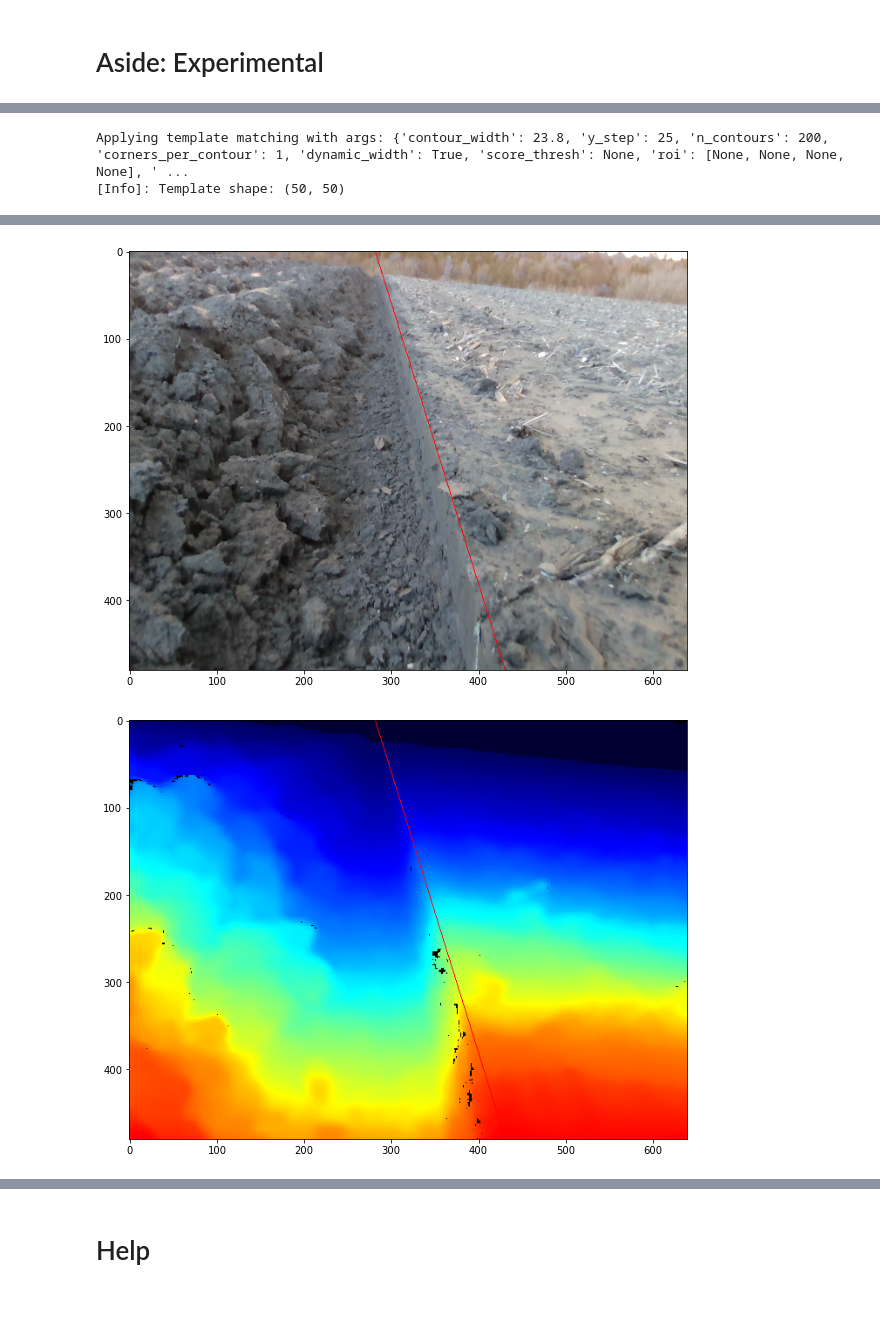
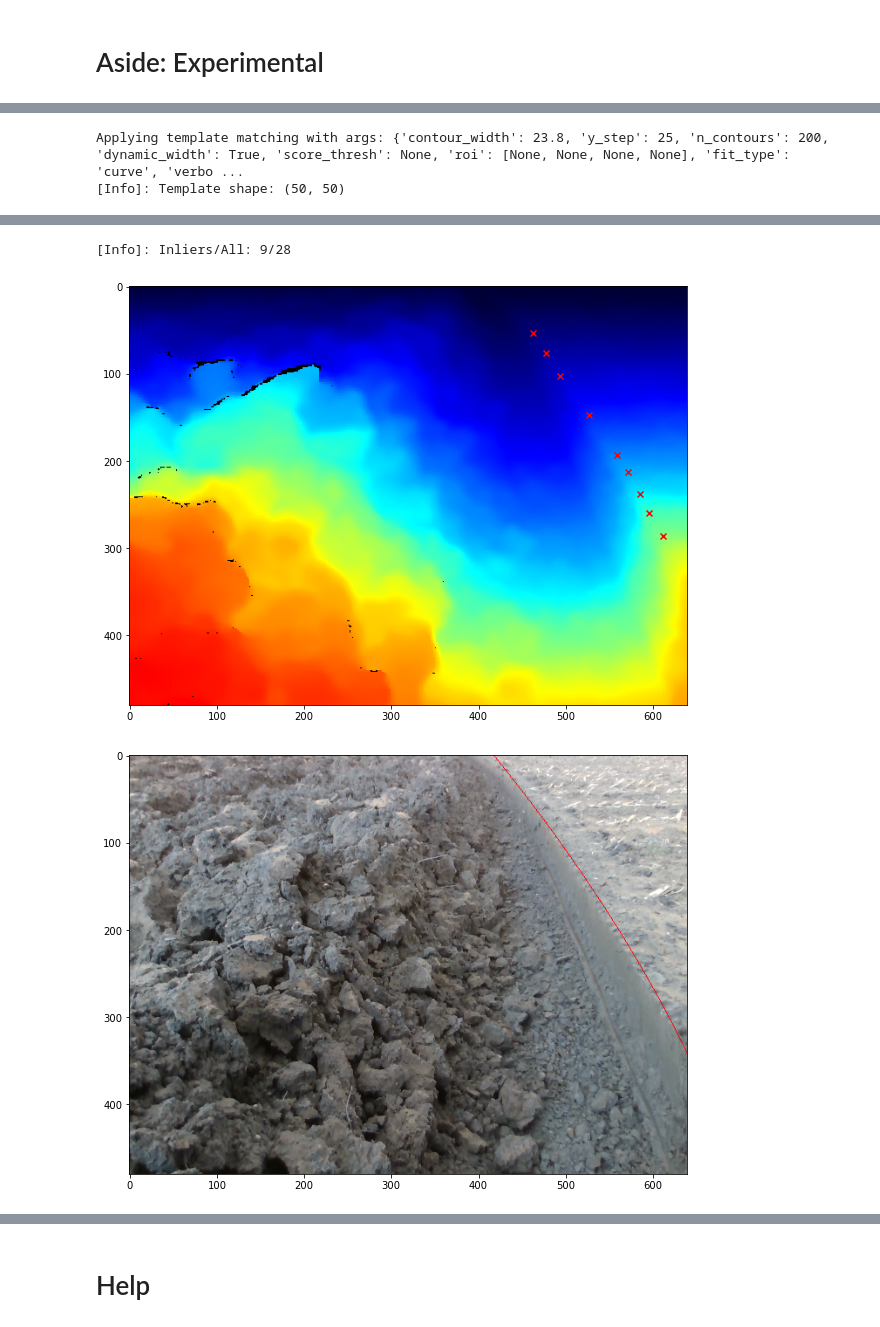
Before and after one commit to free-bit/furrow-edge-detector, a Jupyter notebook: Image Processing & Feature Detection.ipynb, the cells around one changed output, grey strips where cells are left out. Saved outputs shown, nothing was run; the diff lists cells and outputs as text; code cells hidden in the pictures.

Commit message:
Changes: * Always use RANSAC and detect one point per contour * Optionally fit a curve passing through inliers * compute_line_pixels generalized to support parabolic curve * Faster pixel computation

```diff
--- a/Image Processing & Feature Detection.ipynb
+++ b/Image Processing & Feature Detection.ipynb
@@ -452,22 +480,21 @@ show_image(merged, cmap="gray")
 # %%
-template = np.load("template.npy")
-line_pixels, corners = apply_template_matching(depth_arr.astype(np.float32),
+# template = np.load("template.npy")
+curve_pixels, corners = apply_template_matching(depth_arr.astype(np.float32),
                                                template,
                                                y_step=25,
                                                n_contours=200,
-                                               score_thresh=None,
-                                               filter_outliers=False,
+                                               fit_type="curve",
                                                verbose=1)
-line_mask = convert_coord2mask(depth_arr.shape, line_pixels)
-show_overlay(rgb_img, line_mask)
-show_overlay(depth_img, line_mask);
 
 plt.figure(figsize=(10,10))
 plt.imshow(depth_img)
-for corner in corners:
-    plt.scatter(corner[1], corner[0], color="red", marker="x")
+plt.scatter(corners[:,1], corners[:,0], color="red", marker="x")
 plt.show()
+
+curve_mask = convert_coord2mask(depth_arr.shape, curve_pixels)
+show_overlay(rgb_img, curve_mask)
+show_overlay(depth_img, curve_mask)
 # %% [output]
-Applying template matching with args: {'contour_width': 23.8, 'y_step': 25, 'n_contours': 200, 'corners_per_contour': 1, 'dynamic_width': True, 'score_thresh': None, 'roi': [None, None, None, None], ' ...
+Applying template matching with args: {'contour_width': 23.8, 'y_step': 25, 'n_contours': 200, 'dynamic_width': True, 'score_thresh': None, 'roi': [None, None, None, None], 'fit_type': 'curve', 'verbo ...
 [Info]: Template shape: (50, 50)
 [figure]
@@ -477,2 +504,3 @@ Applying template matching with args: {'contour_width': 23.8, 'y_step': 25, 'n_c
+[Info]: Inliers/All: 9/28
-[figure, old version]
+[figure, new version]
-[figure, old version]
+[figure, new version]
```
Also changed, not shown: parts of 6 cells of this notebook, 2 other files.
